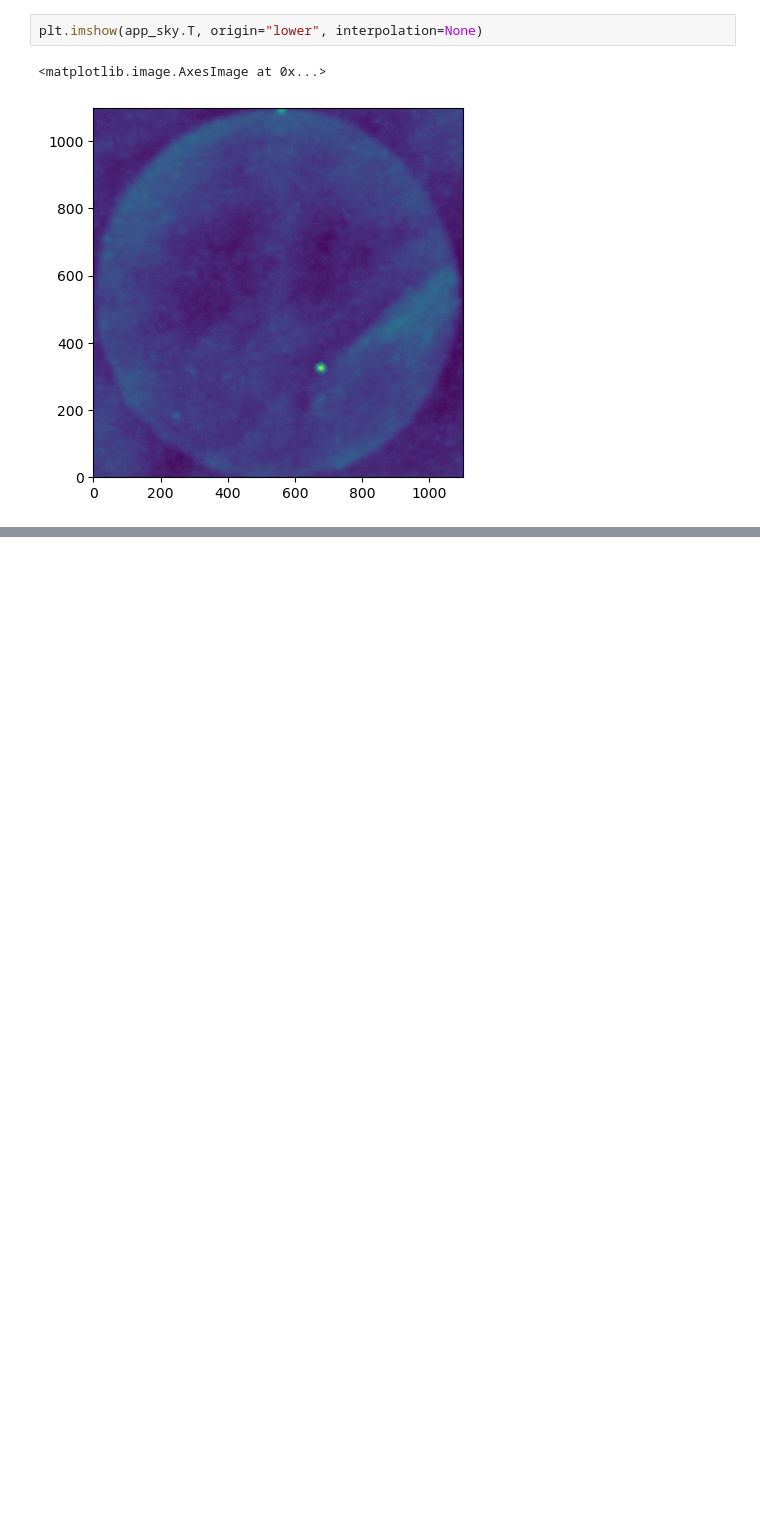
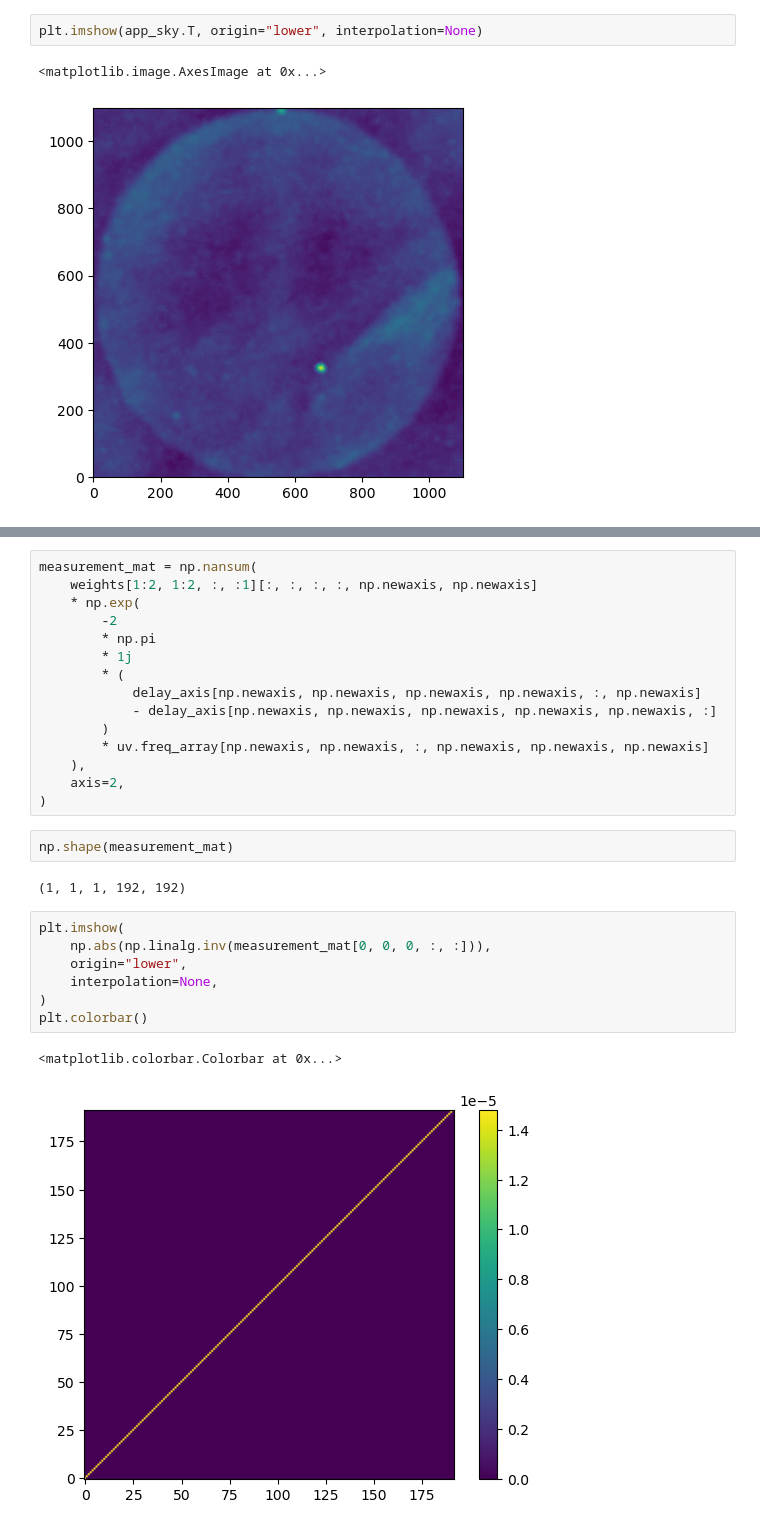
Before and after one commit to rlbyrne/DeltaPS, a Jupyter notebook: run_ps.ipynb, the cells around one changed output, grey strips where cells are left out. Saved outputs shown, nothing was run; the diff lists cells and outputs as text; blank space fills up the shorter version.

```diff
--- a/run_ps.ipynb
+++ b/run_ps.ipynb
@@ -74,0 +188,29 @@ plt.imshow(app_sky.T, origin="lower", interpolation=None)
+# %%
+measurement_mat = np.nansum(
+    weights[1:2, 1:2, :, :1][:, :, :, :, np.newaxis, np.newaxis]
+    * np.exp(
+        -2
+        * np.pi
+        * 1j
+        * (
+            delay_axis[np.newaxis, np.newaxis, np.newaxis, np.newaxis, :, np.newaxis]
+            - delay_axis[np.newaxis, np.newaxis, np.newaxis, np.newaxis, np.newaxis, :]
+        )
+        * uv.freq_array[np.newaxis, np.newaxis, :, np.newaxis, np.newaxis, np.newaxis]
+    ),
+    axis=2,
+)
+# %%
+np.shape(measurement_mat)
+# %% [output]
+(1, 1, 1, 192, 192)
+# %%
+plt.imshow(
+    np.abs(np.linalg.inv(measurement_mat[0, 0, 0, :, :])),
+    origin="lower",
+    interpolation=None,
+)
+plt.colorbar()
+# %% [output]
+<matplotlib.colorbar.Colorbar at 0x...>
+[figure, added]
```
Also changed, not shown: parts of 17 cells of this notebook, 3 other files.
